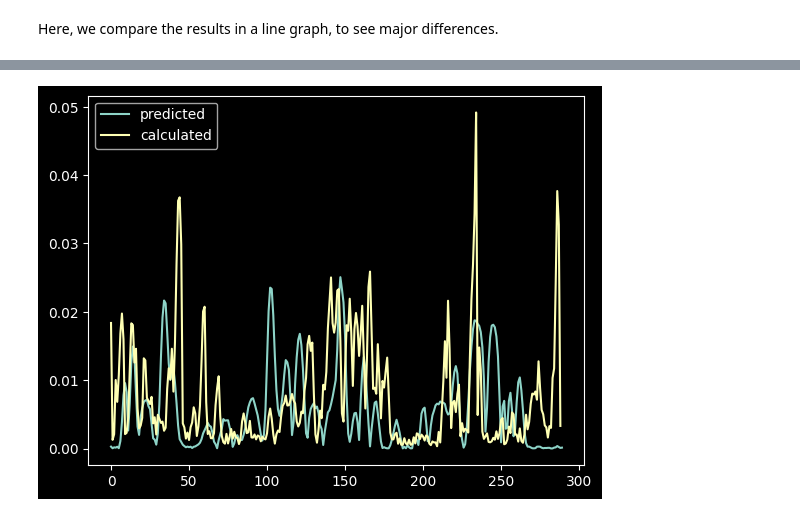
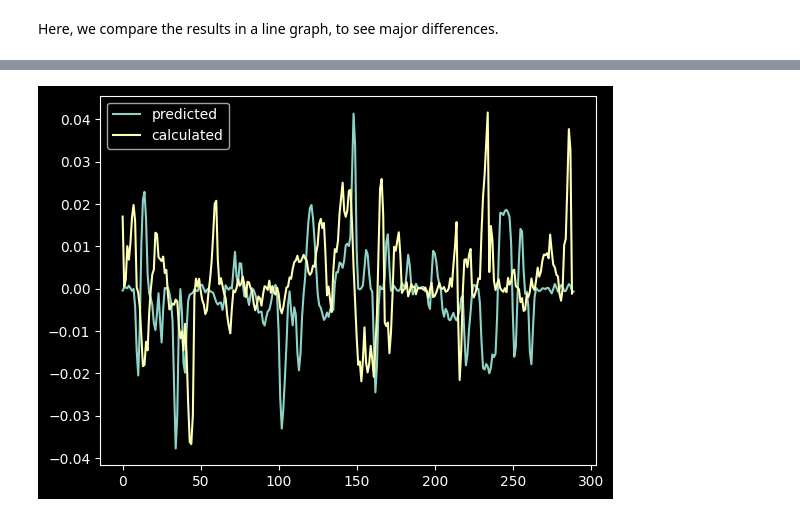
Before and after one commit to UBC-Solar/data_analysis, a Jupyter notebook: v4/localization_with_acceleration/acceleration.ipynb, the cells around one changed output, grey strips where cells are left out. Cells and saved outputs as stored; diff of their text form; code cells hidden in the pictures.

Commit message:
added directions to graphs

```diff
--- a/v4/localization_with_acceleration/acceleration.ipynb
+++ b/v4/localization_with_acceleration/acceleration.ipynb
@@ -414,12 +419,12 @@ def calculate_circular_track_curvature(coords, step=1):
         c = math.dist(p3, p1)
 
         # Shoelace formula for Area of the triangle
-        area = 0.5 * abs(p1[0]*(p2[1] - p3[1]) +
+        area = 0.5 * (p1[0]*(p2[1] - p3[1]) +
                          p2[0]*(p3[1] - p1[1]) +
                          p3[0]*(p1[1] - p2[1]))
 
         # Calculate Radius (R = abc / 4A)
-        if area < 1e-6:
+        if  -1e-6 < area < 1e-6:
             radii.append(0) # Straight line
         else:
             R = (a * b * c) / (4 * area)
@@ -432,6 +437,6 @@ def calculate_circular_track_curvature(coords, step=1):
 # %% [markdown]
 This function gives us a list of radii of curvature.
 # %%
-radius_of_curvature = calculate_circular_track_curvature(coords, step=4)
+radius_of_curvature = calculate_circular_track_curvature(coords, step=2)
 print(radius_of_curvature)
 # %% [output]
@@ -552,7 +559,7 @@ def calculate_radius_direct(v, a_centripetal):
     mask = (np.abs(a_centripetal) > 1e-5) & (np.abs(v) > 1e-5)
 
     # R = v^2 / a_c
-    radius[mask] = (v[mask]**2) / np.abs(a_centripetal[mask])
+    radius[mask] = (v[mask]**2) / a_centripetal[mask]
 
     return radius
 # %%
@@ -597,7 +601,7 @@ from scipy import integrate
 def distance_so_far(v_ts, start_time, end_time, dt=0.1):
     return v_ts*v_ts.period
 # %%
-distance_list = distance_so_far(motor, lap_start_time, lap_stop_time, dt=0.1)
+distance_list = distance_so_far(motor, lap_start_3_3, lap_stop_3_4, dt=0.1)
 np.sum(distance_list)
 # %% [output]
 TimeSeries(5271.70036253)
@@ -703,7 +720,7 @@ plt.show()
 # %%
 plt.plot(radius_of_curvature, label = "predicted")
-plt.plot(mean_radius_per_index, label = "calculated")
+plt.plot(-mean_radius_per_index, label = "calculated")
 plt.legend()
 plt.show()
 # %% [output]
-[figure, old version]
+[figure, new version]
```
Also changed, not shown: parts of 9 cells of this notebook.
